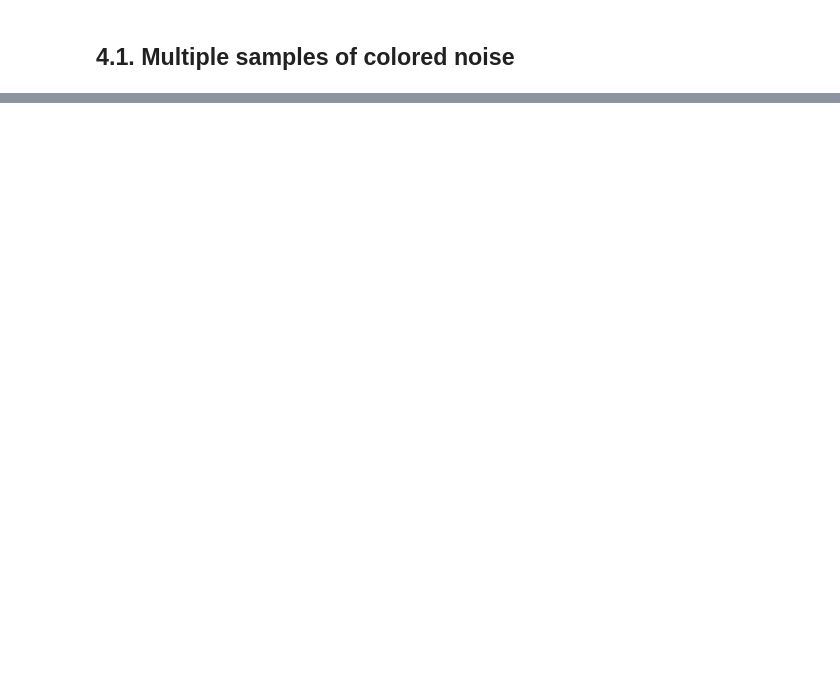
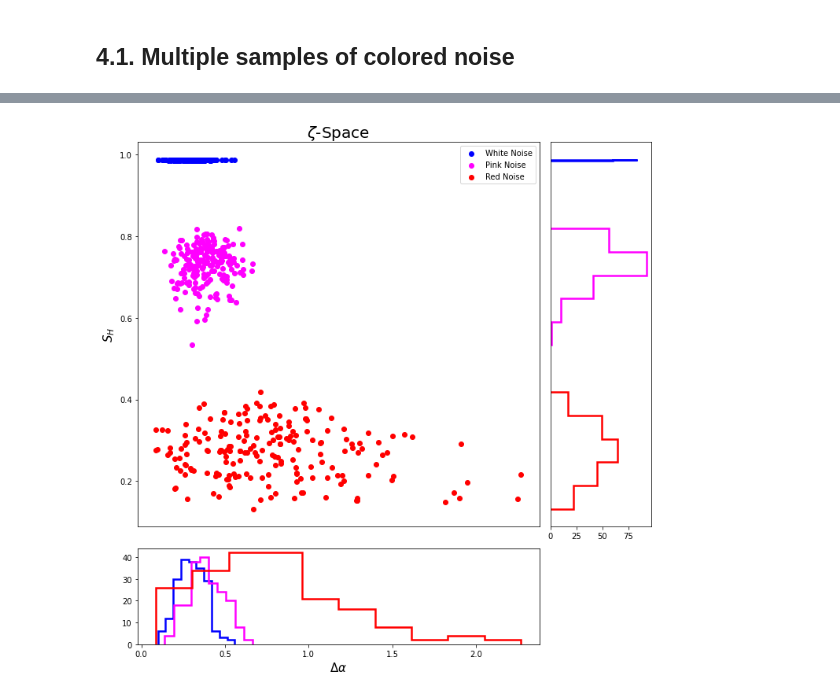
Before and after one commit to rsautter/Chi-Space, a Jupyter notebook: examples/ColoredNoiseExample.ipynb, the cells around one changed output, grey strips where cells are left out. Cells and saved outputs as stored; diff of their text form; code cells hidden in the pictures; blank space fills up the shorter version.

```diff
--- a/examples/ColoredNoiseExample.ipynb
+++ b/examples/ColoredNoiseExample.ipynb
@@ -165,0 +178,31 @@ plt.show()
+# %%
+from matplotlib.gridspec import GridSpec
+plt.figure(figsize=(10,10))
+
+gs = GridSpec(2, 2, width_ratios=[4, 1], height_ratios=[4, 1])
+
+plt.subplot(gs[0,0])
+plt.title(r"$\zeta$-Space",fontsize=20)
+plt.scatter(wn["delta_alpha"],wn["spectral_entropy"],color='b',label="White Noise")
+plt.scatter(pn["delta_alpha"],pn["spectral_entropy"],color='magenta',label="Pink Noise")
+plt.scatter(rn["delta_alpha"],rn["spectral_entropy"],color='r',label="Red Noise")
+plt.ylabel("$S_H$",fontsize=15)
+plt.xticks([])
+plt.legend()
+
+plt.subplot(gs[0,1])
+plt.hist(wn['spectral_entropy'],color='b',histtype='step',orientation='horizontal',lw=2.5,bins=5)
+plt.hist(pn['spectral_entropy'],color='magenta',histtype='step',orientation='horizontal',lw=2.5,bins=5)
+plt.hist(rn['spectral_entropy'],color='r',histtype='step',orientation='horizontal',lw=2.5,bins=5)
+plt.yticks([])
+
+plt.subplot(gs[1,0])
+plt.hist(wn['delta_alpha'],color='b',histtype='step',lw=2.5)
+plt.hist(pn['delta_alpha'],color='magenta',histtype='step',lw=2.5)
+plt.hist(rn['delta_alpha'],color='r',histtype='step',lw=2.5)
+plt.xlabel(r"$\Delta\alpha$",fontsize=15)
+
+plt.tight_layout()
+plt.show()
+# %% [output]
+[figure, added]
```
Also changed, not shown: parts of 9 cells of this notebook, 5 other files.
